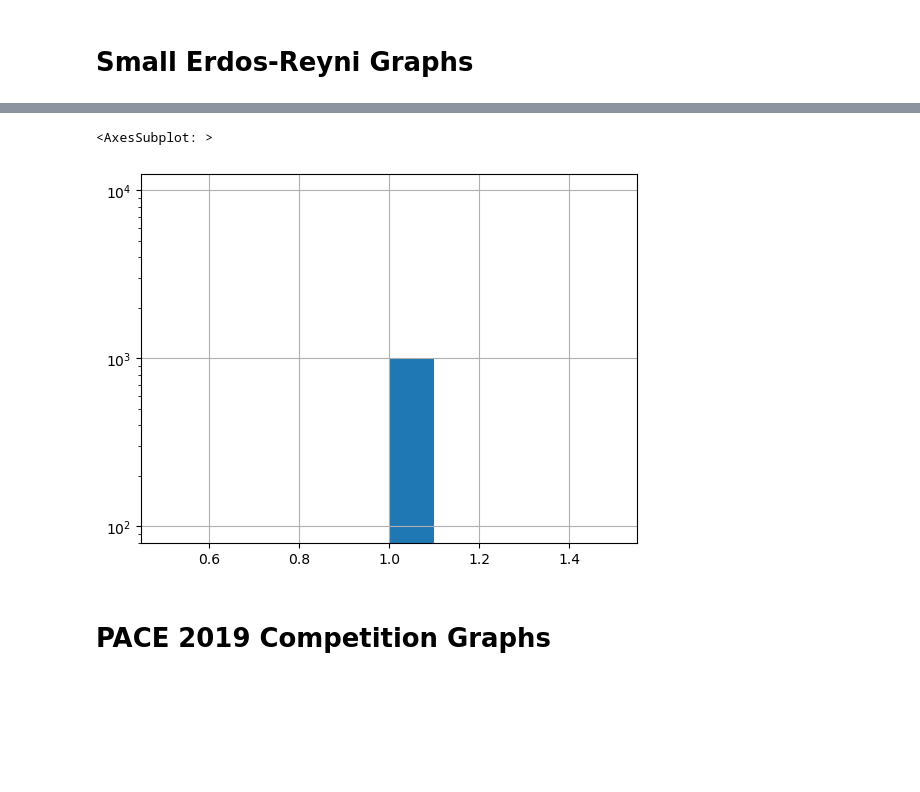
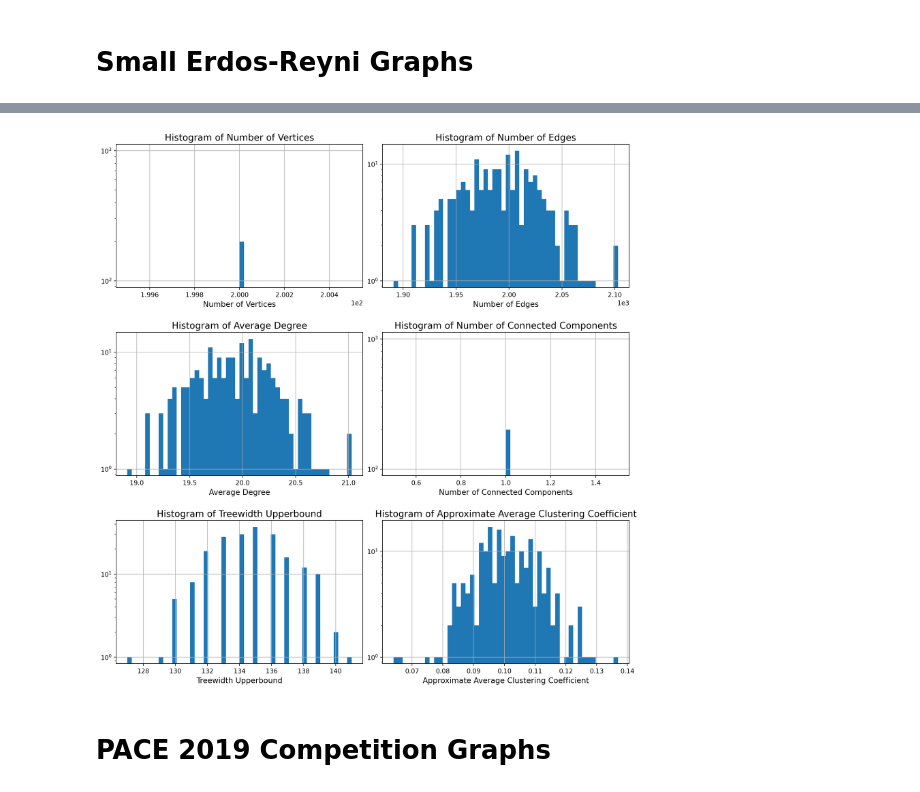
Before and after one commit to felix-cfzhou/CPSC583-Project, a Jupyter notebook: notebooks/analysis.ipynb, the cells around one changed output, grey strips where cells are left out. Cells and saved outputs as stored; diff of their text form; code cells hidden in the pictures; blank space fills up the shorter version.

```diff
--- a/notebooks/analysis.ipynb
+++ b/notebooks/analysis.ipynb
@@ -111,5 +119,0 @@ df_er.avg_deg.hist(log=True)
-# %%
-df_er.n_components.hist(log=True)
-# %% [output]
-<AxesSubplot: >
-[figure, removed]
@@ -116,3 +122,45 @@ df_er.n_components.hist(log=True)
+# %%
+def plot_graph_df(df):
+    fig, axes = plt.subplots(3, 2, figsize=(12, 12), dpi=200)
+    # fig.suptitle("PACE Graph Statistics", fontsize="xx-large")
+    fig.tight_layout(h_pad=5, w_pad=0)
+
+    axes[0, 0].ticklabel_format(axis='x', style='sci', scilimits=(0, 0))
+    axes[0, 0].set_xlabel("Number of Vertices", fontsize="large")
+    axes[0, 0].set_title("Histogram of Number of Vertices", fontsize="x-large")
+    df.n_nodes.hist(bins=50, log=True, ax=axes[0, 0])
+
+    axes[0, 1].ticklabel_format(axis='x', style='sci', scilimits=(0, 0))
+    axes[0, 1].set_xlabel("Number of Edges", fontsize="large")
+    axes[0, 1].set_title("Histogram of Number of Edges", fontsize="x-large")
+    df.n_edges.hist(bins=50, log=True, ax=axes[0, 1])
+
+    # axes[0, 2].ticklabel_format(axis='x', style='sci', scilimits=(0, 0))
+    axes[1, 0].set_xlabel("Average Degree", fontsize="large")
+    axes[1, 0].set_title("Histogram of Average Degree", fontsize="x-large")
+    df.avg_deg.hist(bins=50, log=True, ax=axes[1, 0])
+
+    axes[1, 1].ticklabel_format(axis='x', style='sci', scilimits=(0, 0))
+    axes[1, 1].set_xlabel("Number of Connected Components", fontsize="large")
+    axes[1, 1].set_title("Histogram of Number of Connected Components", fontsize="x-large")
+    df.n_components.hist(bins=50, log=True, ax=axes[1, 1])
+
+    # axes[1, 1].ticklabel_format(axis='x', style='sci', scilimits=(0, 0))
+    axes[2, 0].set_xlabel("Treewidth Upperbound", fontsize="large")
+    axes[2, 0].set_title("Histogram of Treewidth Upperbound", fontsize="x-large")
+    df.treewidth_min_degree.hist(bins=50, log=True, ax=axes[2, 0])
+
+    # axes[1, 2].ticklabel_format(axis='x', style='sci', scilimits=(0, 0))
+    axes[2, 1].set_xlabel("Approximate Average Clustering Coefficient", fontsize="large")
+    axes[2, 1].set_title("Histogram of Approximate Average Clustering Coefficient", fontsize="x-large")
+    df.average_clustering.hist(bins=50, log=True, ax=axes[2, 1])
+# %%
+df_er = pd.read_csv("erdos_reyni_small.csv")
+
+plot_graph_df(df_er)
+plt.savefig("erdos_reyni_small.pdf", bbox_inches="tight")
+# %% [output]
+[figure, added]
 # %% [markdown]
 # PACE 2019 Competition Graphs
 # %%
```
Also changed, not shown: parts of 13 cells of this notebook, 2 other files.
